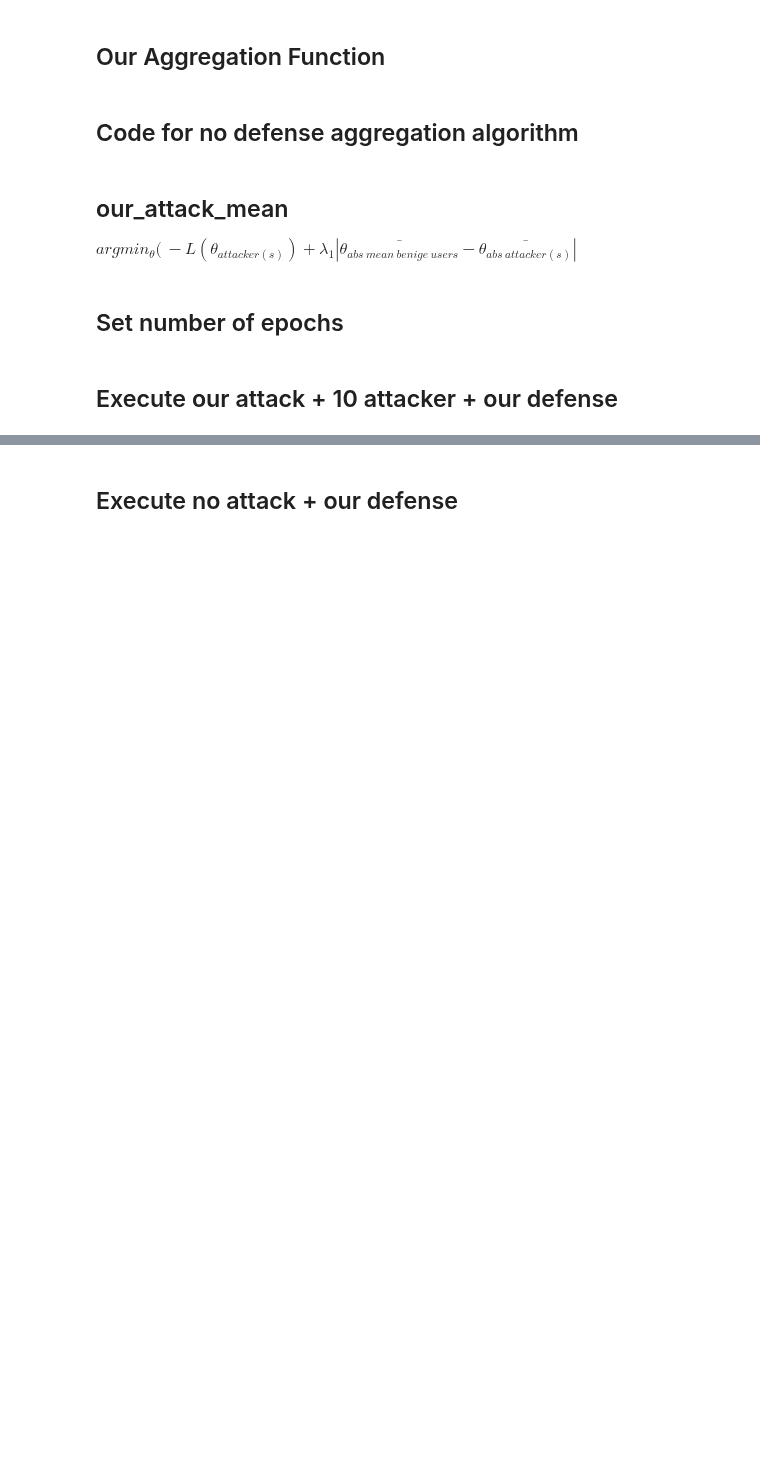
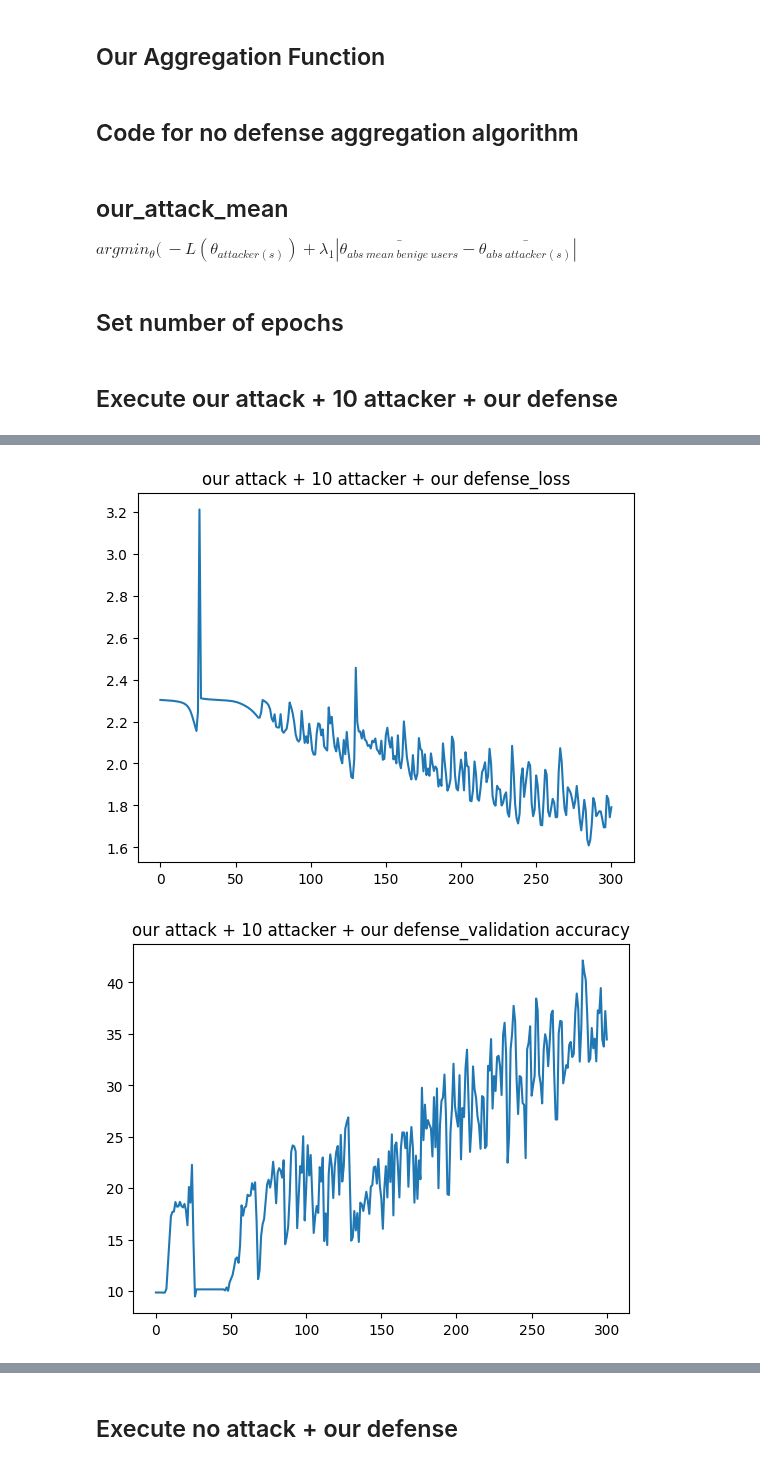
Before and after one commit to HizanLi/CPEN497-FL, a Jupyter notebook: CPEN497-499/CPEN497_non_iid_our_cifar10 (2).ipynb, the cells around one changed output, grey strips where cells are left out. Saved outputs shown, nothing was run; the diff lists cells and outputs as text; code cells hidden in the pictures; blank space fills up the shorter version.

```diff
--- a/CPEN497-499/CPEN497_non_iid_our_cifar10 (2).ipynb
+++ b/CPEN497-499/CPEN497_non_iid_our_cifar10 (2).ipynb
@@ -515,27 +702,0 @@ No artists with labels found to put in legend.  Note that artists whose label st
-# %%
-import matplotlib.pyplot as plt
-import numpy as np
-
-ne =  304
-
-for j in range(10):
-  plt.figure(figsize=(10, 6))
-  x = np.arange(ne)
-  for i in range(40):
-      y = history[i+10]
-      plt.plot(x, y, color='green')
-
-  # for i in range(10):
-  #     y = history[i]
-  #     plt.plot(x, y, color='red')
-  y = history[j]
-  plt.plot(x, y, color='red')
-
-
-  plt.title('history')
-  plt.xlabel('epoch')
-  plt.ylabel('mean')
-  plt.legend()
-  plt.grid(True)
-  plt.savefig('./history_malicious_'+str(j)+'.png')
-  plt.show()
@@ -568,0 +869,12 @@ for col in ['loss', 'validation accuracy', 'best validation accuracy']:
+# %%
+import matplotlib.pyplot as plt
+
+# Plotting the data
+for col in ['loss', 'validation accuracy', 'best validation accuracy']:
+    plt.plot(df['epoch'].tolist(), df[col].tolist())
+    plt.title("our attack + 10 attacker + our defense_"+col)
+    plt.savefig('./our attack + 40 attacker + no defense ' + col + '.png')
+    plt.show()
+# %% [output]
+[figure, added]
+[figure, added]
```
Also changed, not shown: parts of 14 cells of this notebook, 1 other file.
